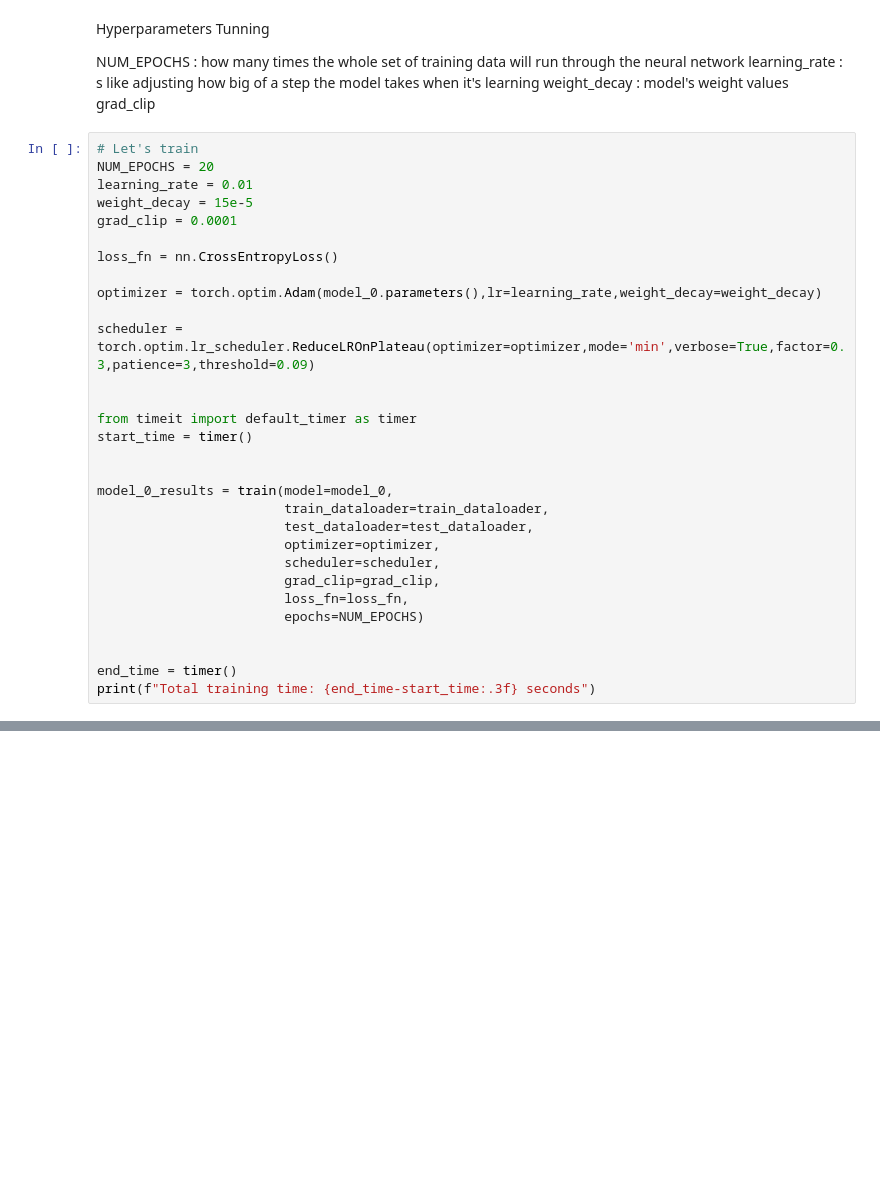
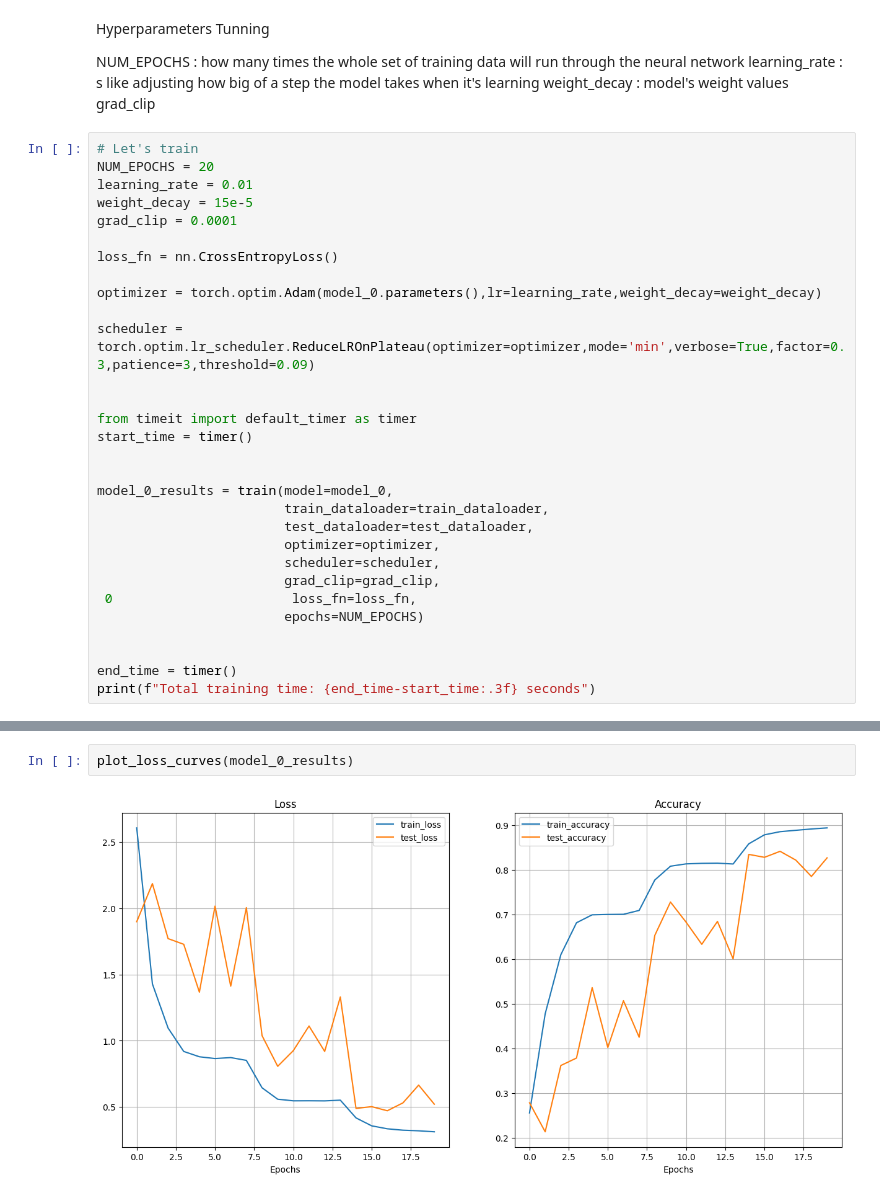
Before and after one commit to Ankandas14/Computer_Vision_DL, a Jupyter notebook: CFAIR.ipynb, the cells around one changed output, grey strips where cells are left out. Drawn from its saved outputs; the diff is of its cells as text; blank space fills up the shorter version.

```diff
--- a/CFAIR.ipynb
+++ b/CFAIR.ipynb
@@ -390,7 +393,7 @@ model_0_results = train(model=model_0,
                         optimizer=optimizer,
                         scheduler=scheduler,
                         grad_clip=grad_clip,
-                        loss_fn=loss_fn,
+ 0                       loss_fn=loss_fn,
                         epochs=NUM_EPOCHS)
 
 
@@ -398,0 +420,4 @@ print(f"Total training time: {end_time-start_time:.3f} seconds")
+# %%
+plot_loss_curves(model_0_results)
+# %% [output]
+[figure, added]
```
Also changed, not shown: parts of 9 cells of this notebook.
